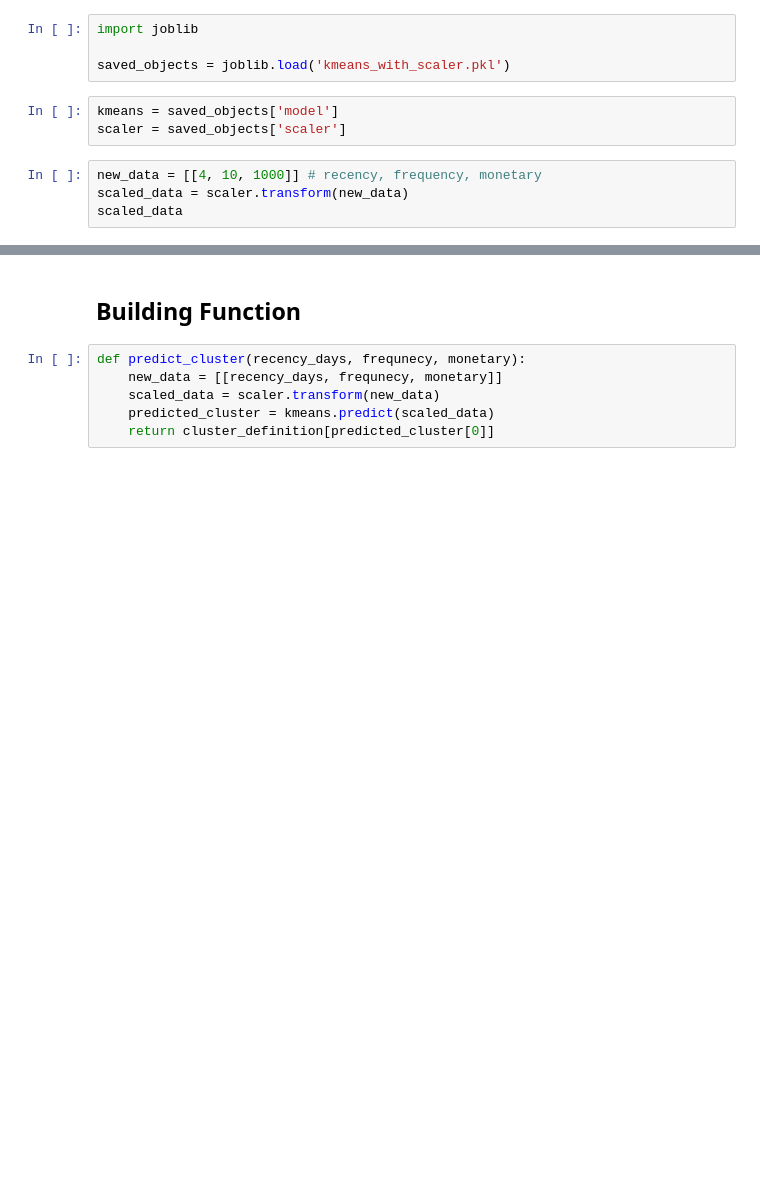
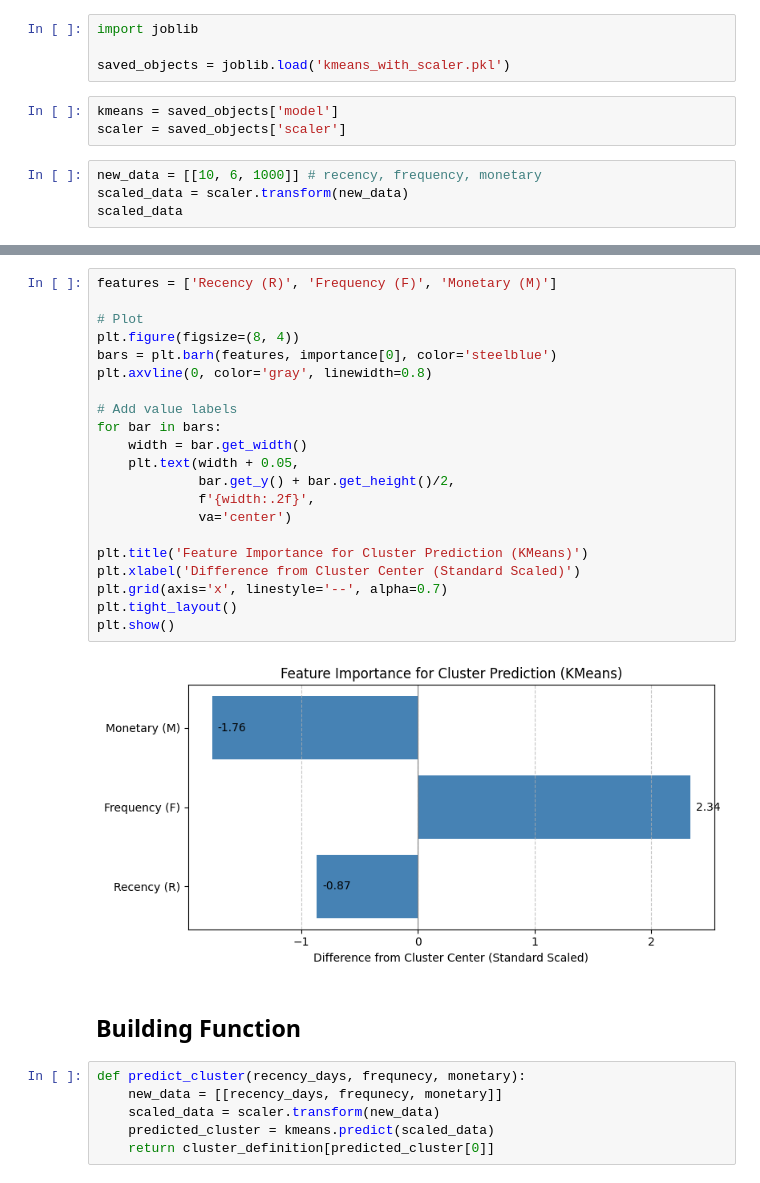
Before and after one commit to Nyeinchanaung/BIA-Sales-Analysis, a Jupyter notebook: Customer Segmentation/Customer_Segmentation.ipynb, the cells around one changed output, grey strips where cells are left out. Drawn from its saved outputs; the diff is of its cells as text; blank space fills up the shorter version.

```diff
--- a/Customer Segmentation/Customer_Segmentation.ipynb
+++ b/Customer Segmentation/Customer_Segmentation.ipynb
@@ -625,7 +639,7 @@ saved_objects = joblib.load('kmeans_with_scaler.pkl')
 kmeans = saved_objects['model']
 scaler = saved_objects['scaler']
 # %%
-new_data = [[4, 10, 1000]] # recency, frequency, monetary
+new_data = [[10, 6, 1000]] # recency, frequency, monetary
 scaled_data = scaler.transform(new_data)
 scaled_data
 # %% [output]
@@ -642,3 +683,26 @@ cluster_definition[predicted_cluster[0]]
+# %%
+features = ['Recency (R)', 'Frequency (F)', 'Monetary (M)']
+
+# Plot
+plt.figure(figsize=(8, 4))
+bars = plt.barh(features, importance[0], color='steelblue')
+plt.axvline(0, color='gray', linewidth=0.8)
+
+# Add value labels
+for bar in bars:
+    width = bar.get_width()
+    plt.text(width + 0.05,
+             bar.get_y() + bar.get_height()/2,
+             f'{width:.2f}',
+             va='center')
+
+plt.title('Feature Importance for Cluster Prediction (KMeans)')
+plt.xlabel('Difference from Cluster Center (Standard Scaled)')
+plt.grid(axis='x', linestyle='--', alpha=0.7)
+plt.tight_layout()
+plt.show()
+# %% [output]
+[figure, added]
 # %% [markdown]
 ## Building Function
 # %%
```
Also changed, not shown: parts of 9 cells of this notebook, 3 other files.
